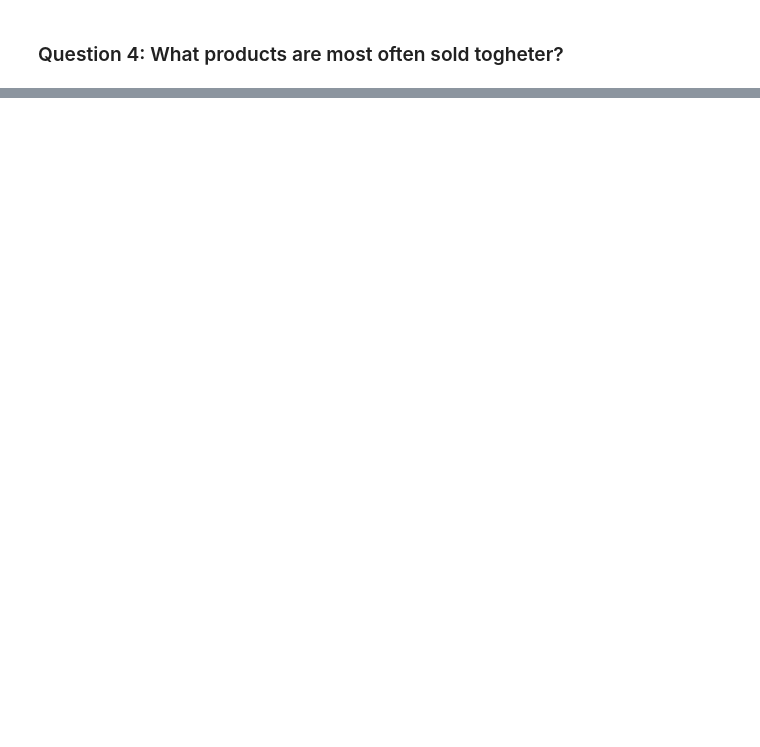
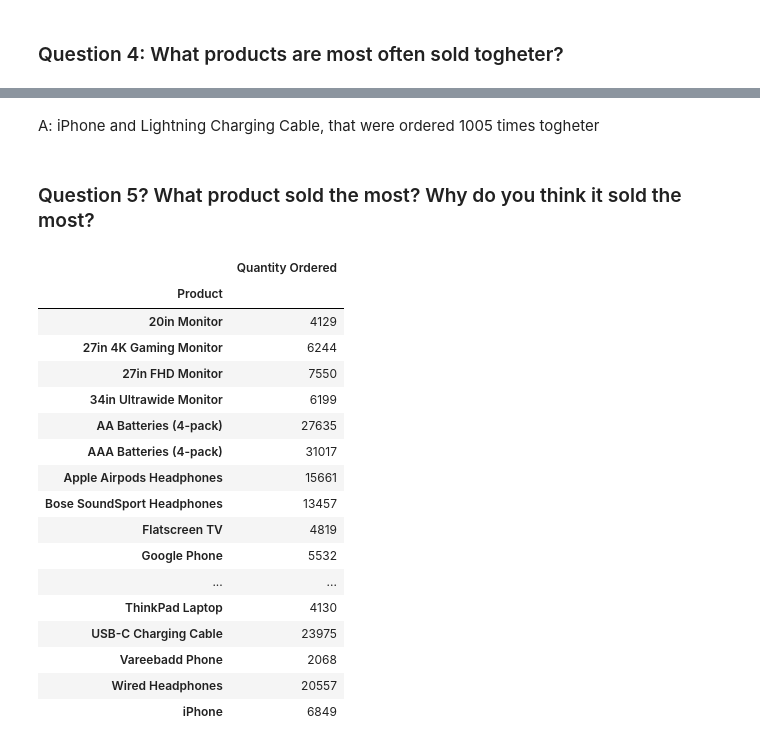
Before and after one commit to rajivalbino/PyVision, a Jupyter notebook: hello/Pandas/SalesAnalysis/sales-analysis.ipynb, the cells around one changed output, grey strips where cells are left out. Saved outputs shown, nothing was run; the diff lists cells and outputs as text; code cells hidden in the pictures; blank space fills up the shorter version.

Commit message:
Question 5

```diff
--- a/hello/Pandas/SalesAnalysis/sales-analysis.ipynb
+++ b/hello/Pandas/SalesAnalysis/sales-analysis.ipynb
@@ -172,0 +209,27 @@ A: Around 11 and 18, right before the top of sales
+# %% [markdown]
+A: iPhone and Lightning Charging Cable, that were ordered 1005 times togheter
+# %% [markdown]
+### Question 5? What product sold the most? Why do you think it sold the most?
+# %%
+product_sales = sales.groupby('Product').sum()
+product_sales.drop(['Price Each', 'Order Total', 'Month', 'Hour', 'Minute'], axis=1, inplace=True)
+product_sales
+# %% [output]
+|  | Quantity Ordered |
+| Product |  |
+| 20in Monitor | 4129 |
+| 27in 4K Gaming Monitor | 6244 |
+| 27in FHD Monitor | 7550 |
+| 34in Ultrawide Monitor | 6199 |
+| AA Batteries (4-pack) | 27635 |
+| AAA Batteries (4-pack) | 31017 |
+| Apple Airpods Headphones | 15661 |
+| Bose SoundSport Headphones | 13457 |
+| Flatscreen TV | 4819 |
+| Google Phone | 5532 |
+| ... | ... |
+| ThinkPad Laptop | 4130 |
+| USB-C Charging Cable | 23975 |
+| Vareebadd Phone | 2068 |
+| Wired Headphones | 20557 |
+| iPhone | 6849 |
```
Also changed, not shown: parts of 11 cells of this notebook.
